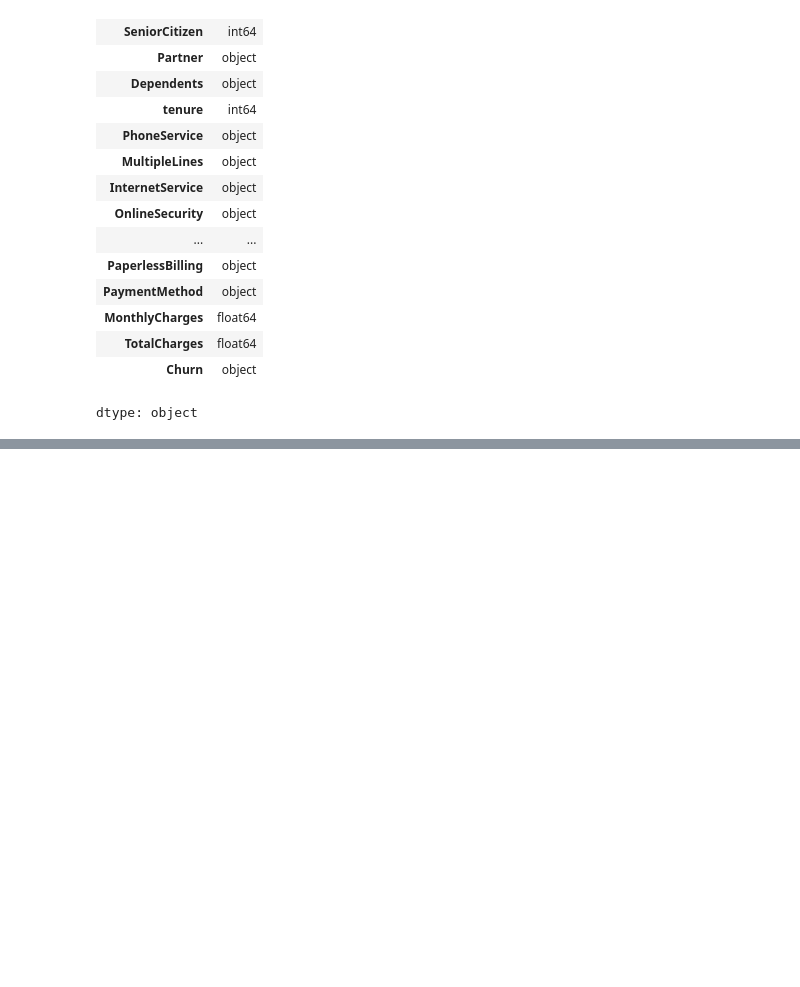
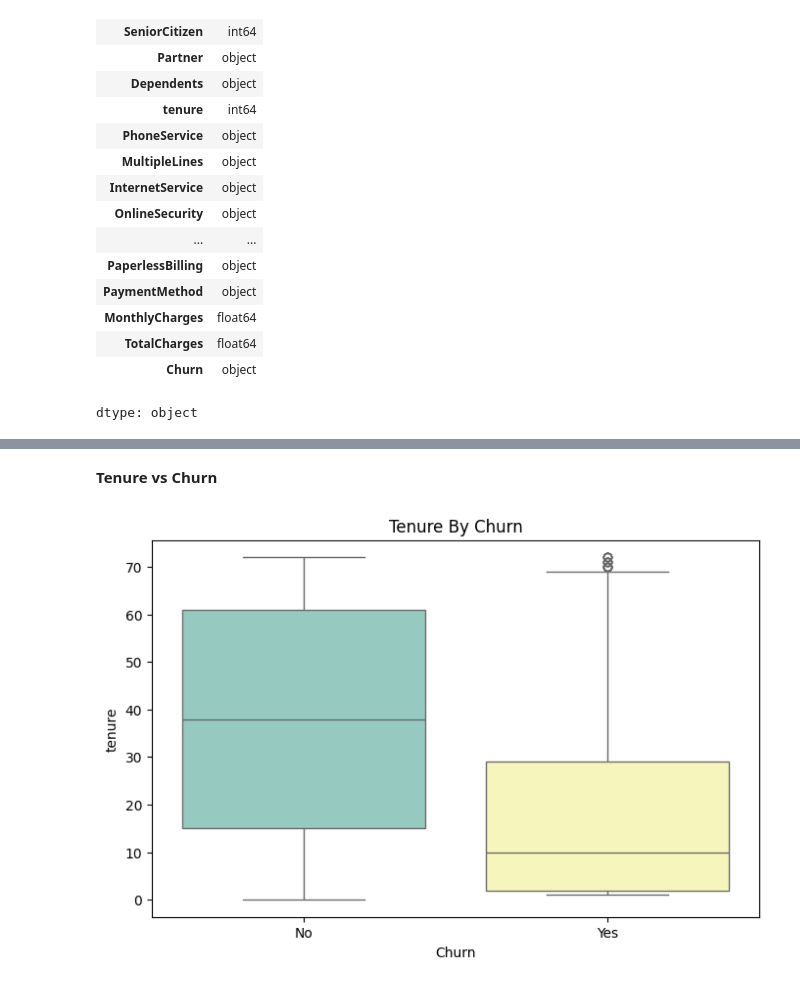
Before and after one commit to Domiclement/NEXAFRICA-CUSTOMER_CHURN_ANALYSIS, a Jupyter notebook: Customer_Churn_Analysis.ipynb, the cells around one changed output, grey strips where cells are left out. Cells and saved outputs as stored; diff of their text form; code cells hidden in the pictures; blank space fills up the shorter version.

```diff
--- a/Customer_Churn_Analysis.ipynb
+++ b/Customer_Churn_Analysis.ipynb
@@ -250,0 +286,9 @@ dtype: float64
+# %% [markdown]
+**Tenure vs Churn**
+# %%
+plt.figure(figsize=(8,5))
+sns.boxplot(data=df, x='Churn', y="tenure", hue='Churn', palette='Set3', legend=False)
+plt.title('Tenure By Churn')
+plt.show()
+# %% [output]
+[figure, added]
```
Also changed, not shown: parts of 21 cells of this notebook.
